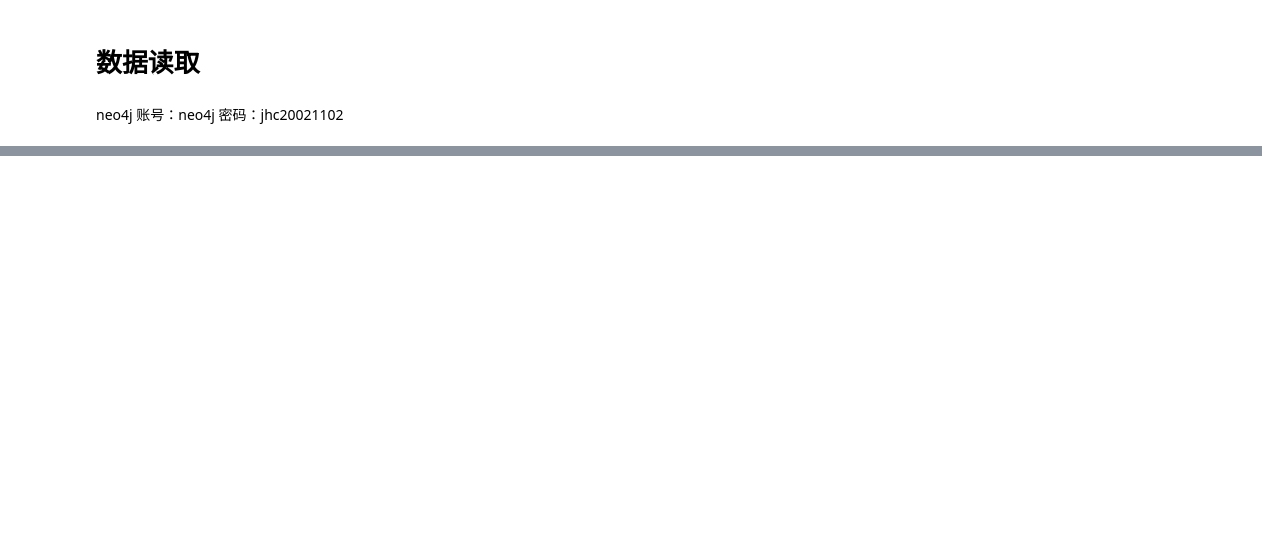
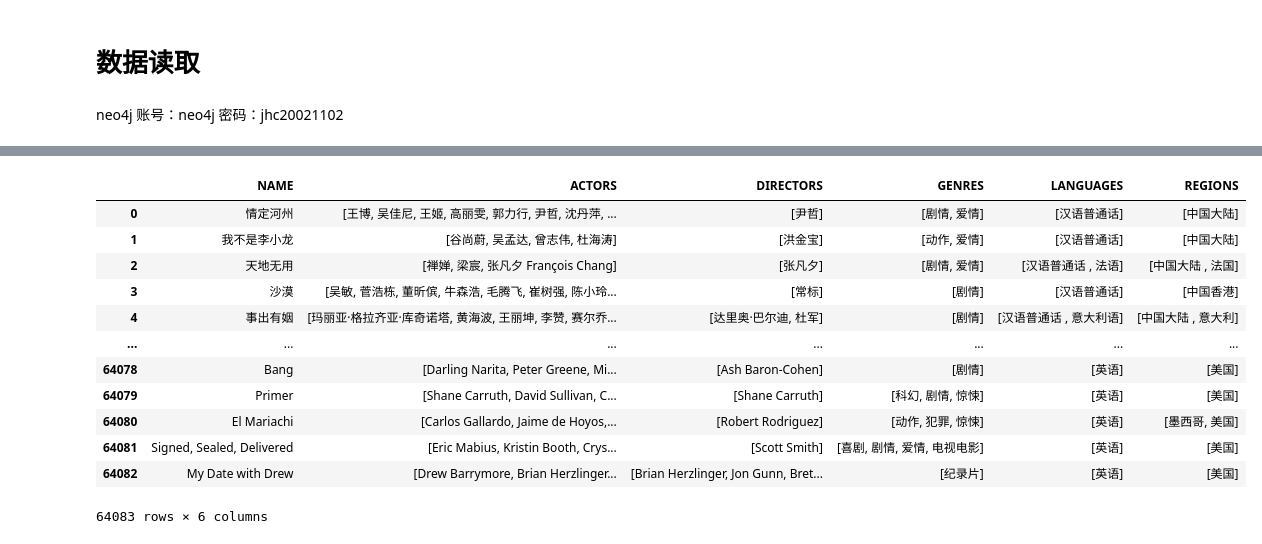
Before and after one commit to Ing-hhhc-k/Research-on-personalized-movie-recommendation-based-on-knowledge-graph, a Jupyter notebook: 第三章 电影知识图谱/moviegraph.ipynb, the cells around one changed output, grey strips where cells are left out. Drawn from its saved outputs; the diff is of its cells as text; code cells hidden in the pictures; blank space fills up the shorter version.

```diff
--- a/第三章 电影知识图谱/moviegraph.ipynb
+++ b/第三章 电影知识图谱/moviegraph.ipynb
@@ -26,0 +19,36 @@ df_movie
+# %%
+import ast
+df_all_mv = pd.read_csv("../../数据集/处理后的数据集/movie_data_C3.csv")
+
+# 将存储的字符串值修改成列表形式
+df_c = df_all_mv[['ACTORS','DIRECTORS','GENRES','LANGUAGES','REGIONS']].copy()
+
+# 将列中的字符串转换为列表
+df_all_mv['ACTORS'] = df_c['ACTORS'].apply(ast.literal_eval)
+df_all_mv['DIRECTORS'] = df_c['DIRECTORS'].apply(ast.literal_eval)
+df_all_mv['GENRES'] = df_c['GENRES'].apply(ast.literal_eval)
+df_all_mv['REGIONS'] = df_c['REGIONS'].apply(ast.literal_eval)
+
+# 处理 LANGUAGES 列
+def convert_languages(lang):
+    if isinstance(lang, str) and lang == "英语":  # 直接字符串"英语"
+        return [lang]  # 转换为列表
+    else:
+        return ast.literal_eval(lang)  # 否则正常转换
+df_all_mv['LANGUAGES'] = df_c['LANGUAGES'].apply(convert_languages)
+
+df_all_mv
+# %% [output]
+|  | NAME | ACTORS | DIRECTORS | GENRES | LANGUAGES | REGIONS |
+| 0 | 情定河州 | [王博, 吴佳尼, 王姬, 高丽雯, 郭力行, 尹哲, 沈丹萍, ... | [尹哲] | [剧情, 爱情] | [汉语普通话] | [中国大陆] |
+| 1 | 我不是李小龙 | [谷尚蔚, 吴孟达, 曾志伟, 杜海涛] | [洪金宝] | [动作, 爱情] | [汉语普通话] | [中国大陆] |
+| 2 | 天地无用 | [禅婵, 梁宸, 张凡夕 François Chang] | [张凡夕] | [剧情, 爱情] | [汉语普通话 , 法语] | [中国大陆 , 法国] |
+| 3 | 沙漠 | [吴敏, 菅浩栋, 董昕傧, 牛森浩, 毛腾飞, 崔树强, 陈小玲... | [常标] | [剧情] | [汉语普通话] | [中国香港] |
+| 4 | 事出有姻 | [玛丽亚·格拉齐亚·库奇诺塔, 黄海波, 王丽坤, 李赞, 赛尔乔... | [达里奥·巴尔迪, 杜军] | [剧情] | [汉语普通话 , 意大利语] | [中国大陆 , 意大利] |
+| ... | ... | ... | ... | ... | ... | ... |
+| 64078 | Bang | [Darling Narita, Peter Greene, Mi... | [Ash Baron-Cohen] | [剧情] | [英语] | [美国] |
+| 64079 | Primer | [Shane Carruth, David Sullivan, C... | [Shane Carruth] | [科幻, 剧情, 惊悚] | [英语] | [美国] |
+| 64080 | El Mariachi | [Carlos Gallardo, Jaime de Hoyos,... | [Robert Rodriguez] | [动作, 犯罪, 惊悚] | [英语] | [墨西哥, 美国] |
+| 64081 | Signed, Sealed, Delivered | [Eric Mabius, Kristin Booth, Crys... | [Scott Smith] | [喜剧, 剧情, 爱情, 电视电影] | [英语] | [美国] |
+| 64082 | My Date with Drew | [Drew Barrymore, Brian Herzlinger... | [Brian Herzlinger, Jon Gunn, Bret... | [纪录片] | [英语] | [美国] |
+64083 rows × 6 columns
```
Also changed, not shown: parts of 18 cells of this notebook, 32 other files.
